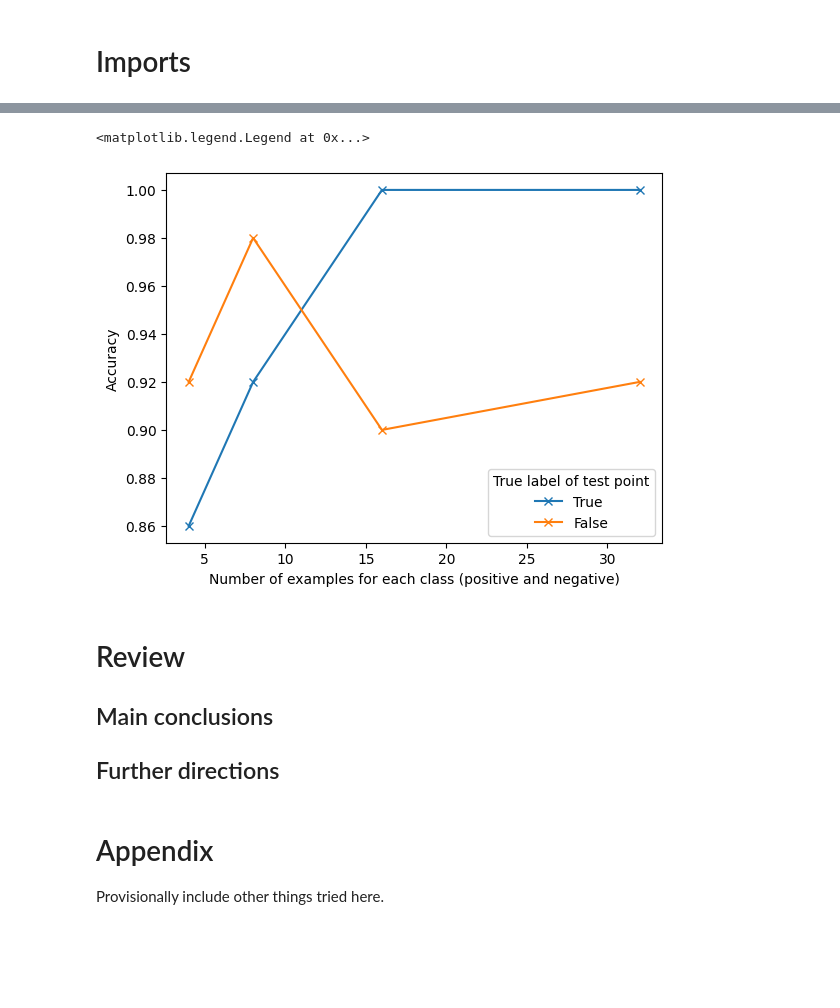
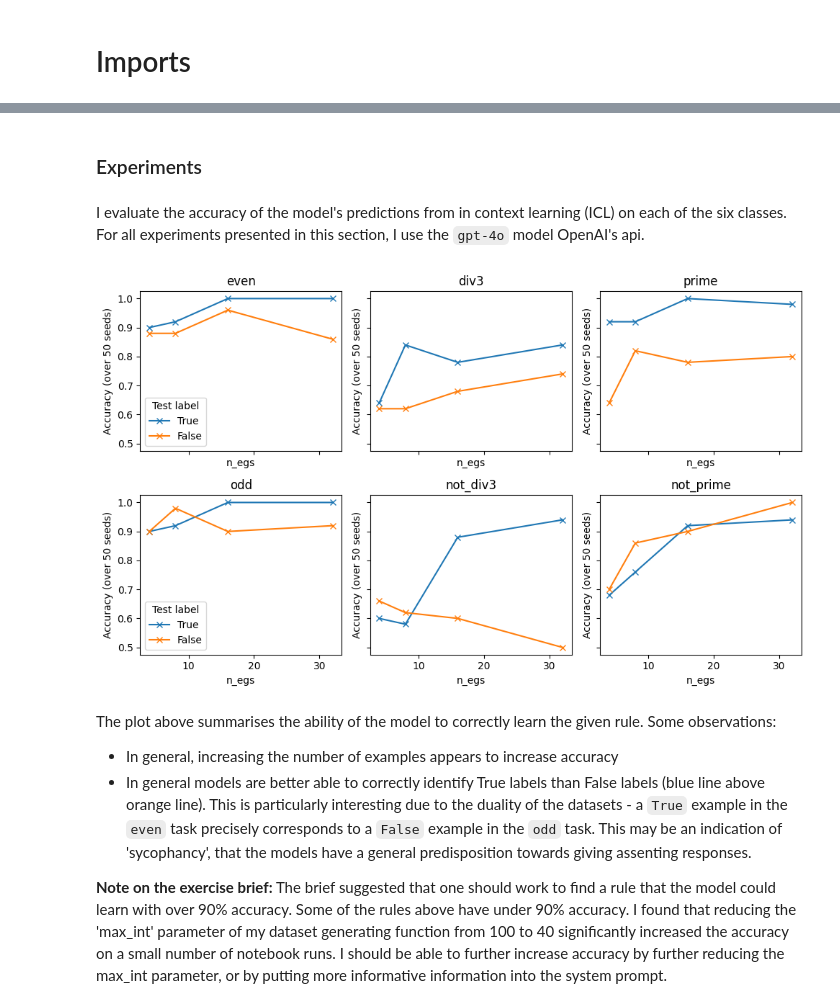
Before and after one commit to W-L-W/MATS_exercise, a Jupyter notebook: report.ipynb, the cells around one changed output, grey strips where cells are left out. Saved outputs shown, nothing was run; the diff lists cells and outputs as text; code cells hidden in the pictures; blank space fills up the shorter version.

```diff
--- a/report.ipynb
+++ b/report.ipynb
@@ -75,2 +51,0 @@ This is a report to accompany Lennie's codebase for Owain Evans' selection exerc
-# %%
-df = pd.read_csv('cache/odd_maxint_40_N_200_n_egs_[4, 8, 16, 32]_seeds_50_gpt-4o_maxtokens10_summary.csv')
@@ -89,21 +86,38 @@ df
+# %% [markdown]
+### Experiments
+# %% [markdown]
+I evaluate the accuracy of the model's predictions from in context learning (ICL) on each of the six classes.
+For all experiments presented in this section, I use the `gpt-4o` model OpenAI's api.
 # %%
-fig, ax = plt.subplots()
+# for each rule, plot the accuracy as a function of number of samples
+# load data from cache and visualise it
+fig, axs = plt.subplots(ncols=3, nrows=2, figsize=(10,6), sharex=True, sharey=True)
+rule_pairs = [('even', 'odd'), ('div3', 'not_div3'), ('prime', 'not_prime')]
 
-df['accuracy'] = df['correct']
-for label in [True, False]:
-    subdf = df[df['label'] == label]
-    ax.plot(subdf['n_egs'], subdf['accuracy'], label=label, marker='x')
-ax.set_xlabel('Number of examples for each class (positive and negative)')
-ax.set_ylabel('Accuracy')
-ax.legend(title='True label of test point')
+for col, rule_pair in enumerate(rule_pairs):
+    for row, rule in enumerate(rule_pair):
+        # adapt from template
+        # pd.read_csv('cache/odd_maxint_40_N_200_n_egs_[4, 8, 16, 32]_seeds_50_gpt-4o_maxtokens10_summary.csv')
+        ax = axs[row, col]
+        df = pd.read_csv(f'cache/{rule}_maxint_40_N_200_n_egs_[4, 8, 16, 32]_seeds_50_gpt-4o_maxtokens10_summary.csv')
+        df['accuracy'] = df['correct']
+        for label in [True, False]:
+            subdf = df[df['label'] == label]
+            ax.plot(subdf['n_egs'], subdf['accuracy'], label=label, marker='x')
+        ax.set_title(rule)
+        ax.set_xlabel('n_egs') #Number of examples for each class (positive and negative)')
+        ax.set_ylabel('Accuracy (over 50 seeds)')
+        if col == 0:
+            ax.legend(title='Test label')
+plt.tight_layout()
 # %% [output]
-<matplotlib.legend.Legend at 0x...>
-[figure, old version]
+[figure, new version]
-# %% [markdown]
-# Review
-## Main conclusions
-
-## Further directions
-# %% [markdown]
-# Appendix
-Provisionally include other things tried here.
+# %% [markdown]
+The plot above summarises the ability of the model to correctly learn the given rule.
+Some observations:
+- In general, increasing the number of examples appears to increase accuracy
+- In general models are better able to correctly identify True labels than False labels (blue line above orange line). This is particularly interesting due to the duality of the datasets - a `True` example in the `even` task precisely corresponds to a `False` example in the `odd` task. This may be an indication of 'sycophancy', that the models have a general predisposition towards giving assenting responses.
+
+
+**Note on the exercise brief:**
+The brief suggested that one should work to find a rule that the model could learn with over 90% accuracy. Some of the rules above have under 90% accuracy. I found that reducing the 'max_int' parameter of my dataset generating function from 100 to 40 significantly increased the accuracy on a small number of notebook runs. I should be able to further increase accuracy by further reducing the max_int parameter, or by putting more informative information into the system prompt.
```
Also changed, not shown: parts of 20 cells of this notebook, 16 other files.
